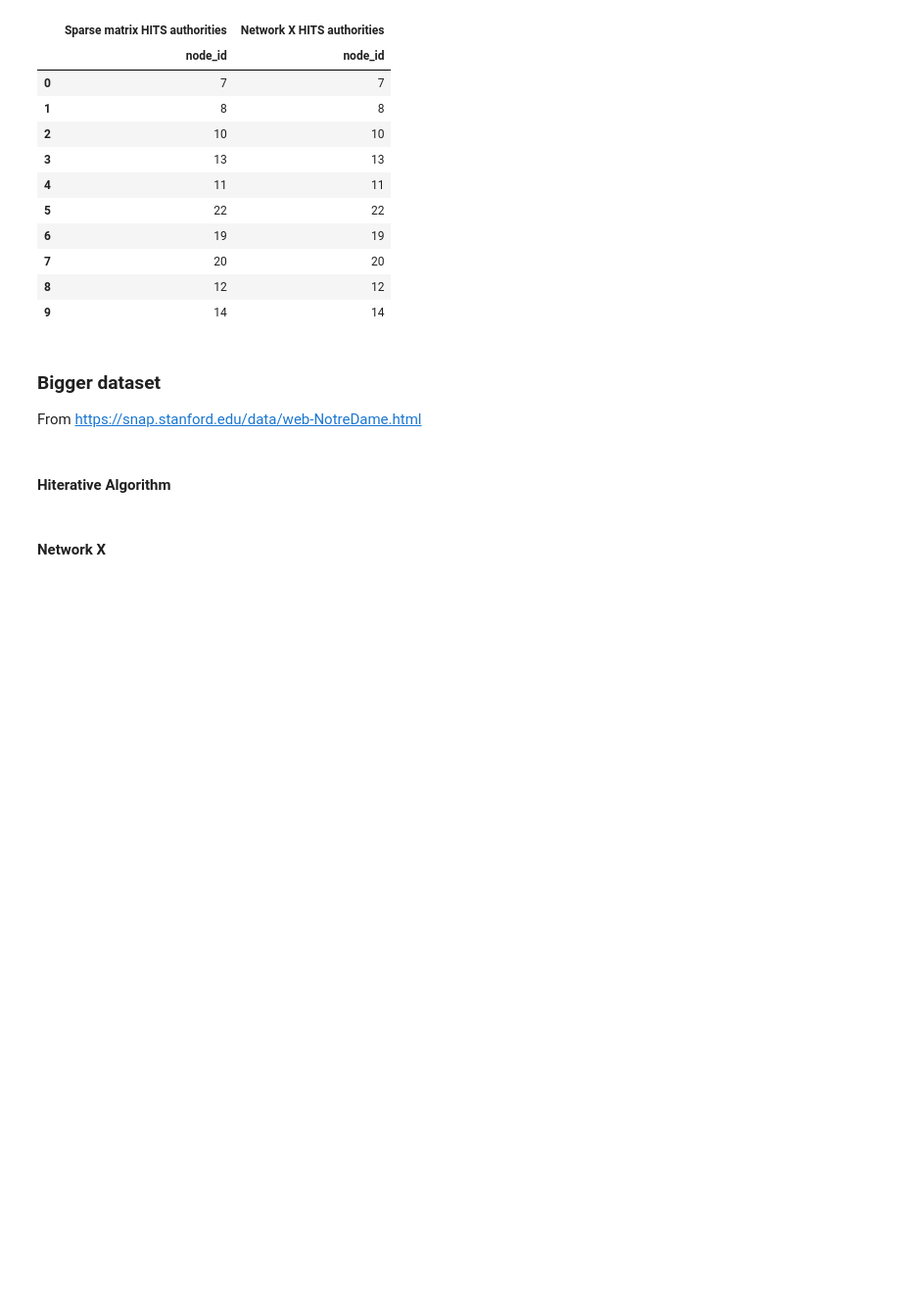
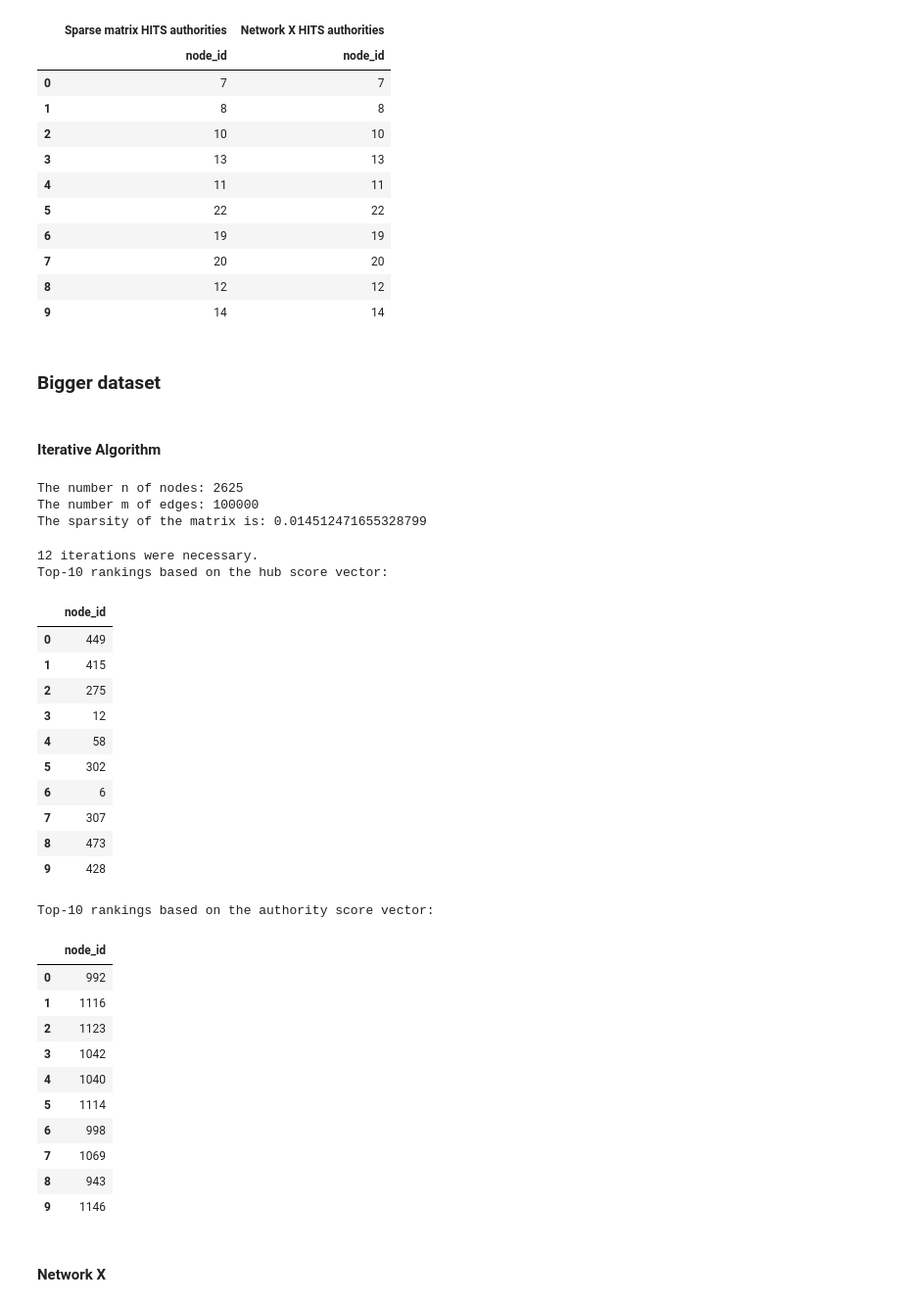
Before and after one commit to BiancaBenelli/Mining_massive_datasets, a Jupyter notebook: hubs_and_authorities/Session 4. Tutorial on HITS.ipynb, the cells around one changed output. Shown at 98% size. Drawn from its saved outputs; the diff is of its cells as text; code cells hidden in the pictures; blank space fills up the shorter version.

```diff
--- a/hubs_and_authorities/Session 4. Tutorial on HITS.ipynb
+++ b/hubs_and_authorities/Session 4. Tutorial on HITS.ipynb
@@ -290,10 +287,64 @@ pd.concat([rank_aut, aut_df], keys=['Sparse matrix HITS authorities', 'Network X
 | 7 | 20 | 20 |
 | 8 | 12 | 12 |
 | 9 | 14 | 14 |
-# %% [markdown]
-### Bigger dataset
-From https://snap.stanford.edu/data/web-NotreDame.html
+# %% [markdown]
+### Bigger dataset
 # %% [markdown]
-#### Hiterative Algorithm
+#### Iterative Algorithm
+# %%
+hits = SparseHITS()
+hits.load_graph_dataset('./data/movielens-100k', is_undirected=False)
+print("The number n of nodes: {}".format(hits.n))
+print("The number m of edges: {}".format(hits.m))
+# Compute the "sparsity", i.e., percentage of non-zero cells
+sparsity = hits.A.getnnz() / np.prod(hits.A.shape)
+print("The sparsity of the matrix is: {}".format(sparsity))
+# %% [output]
+The number n of nodes: 2625
+The number m of edges: 100000
+The sparsity of the matrix is: 0.014512471655328799
+# %%
+hits = SparseHITS()
+hits.load_graph_dataset('./data/movielens-100k', is_undirected=False)
+h, a, _, _, n_iterations = hits.iterate_HITS(epsilon=1e-9, maxIters=100)
+
+print("{} iterations were necessary.".format(n_iterations))
+
+rank_hubs = rank_nodes(h, 10)
+rank_aut = rank_nodes(a, 10)
+rank_hubs.drop(columns=["score"], inplace = True)
+rank_aut.drop(columns=["score"], inplace = True)
+
+print("Top-10 rankings based on the hub score vector:")
+display(rank_hubs)
+
+print("Top-10 rankings based on the authority score vector:")
+display(rank_aut)
+# %% [output]
+12 iterations were necessary.
+Top-10 rankings based on the hub score vector:
+|  | node_id |
+| 0 | 449 |
+| 1 | 415 |
+| 2 | 275 |
+| 3 | 12 |
+| 4 | 58 |
+| 5 | 302 |
+| 6 | 6 |
+| 7 | 307 |
+| 8 | 473 |
+| 9 | 428 |
+Top-10 rankings based on the authority score vector:
+|  | node_id |
+| 0 | 992 |
+| 1 | 1116 |
+| 2 | 1123 |
+| 3 | 1042 |
+| 4 | 1040 |
+| 5 | 1114 |
+| 6 | 998 |
+| 7 | 1069 |
+| 8 | 943 |
+| 9 | 1146 |
 # %% [markdown]
 #### Network X
```
Also changed, not shown: parts of 31 cells of this notebook, 1 other file.
